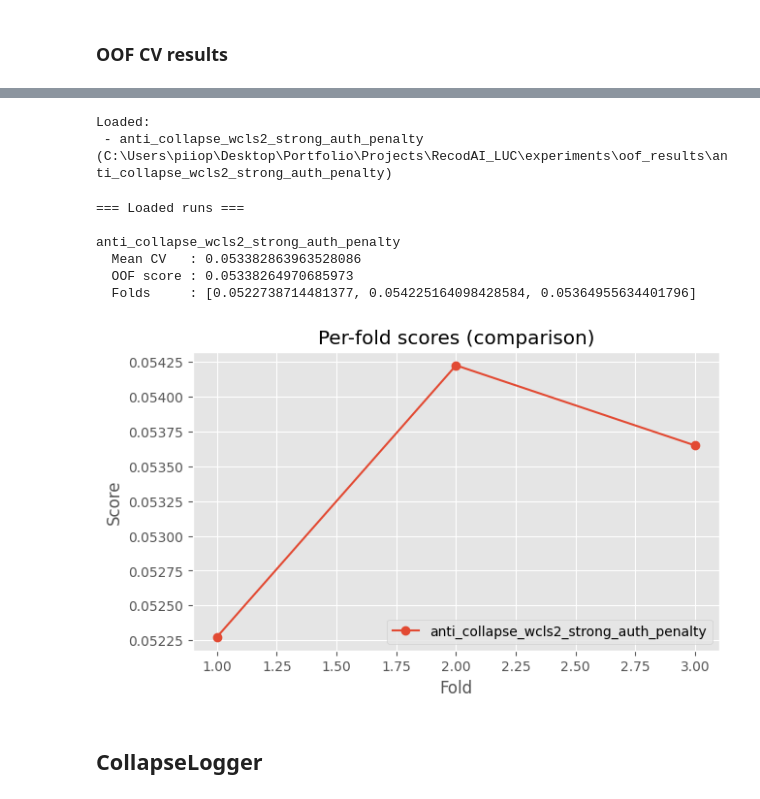
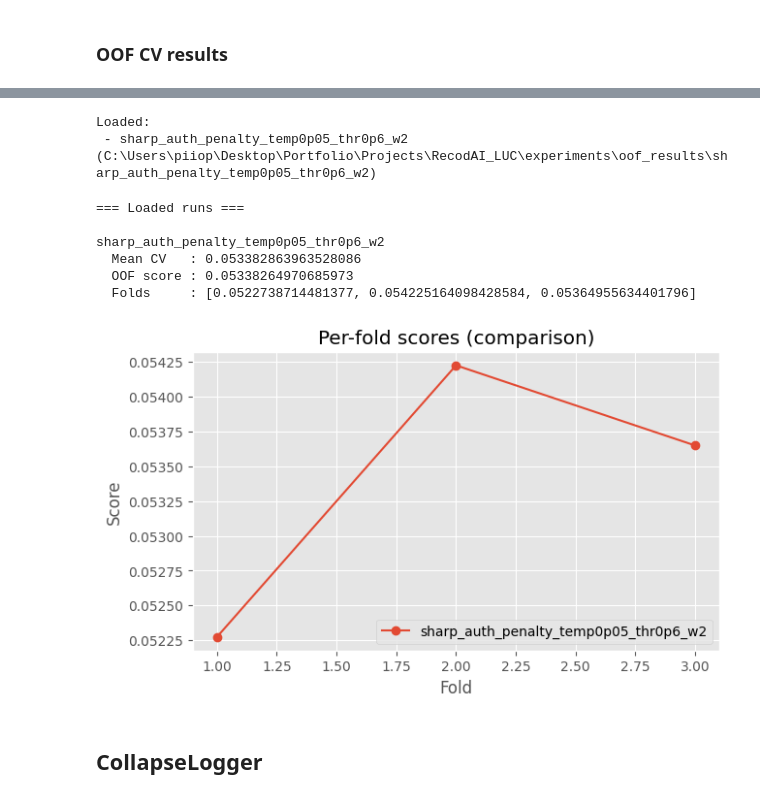
Before and after one commit to piiop/RecodAI_LUC, a Jupyter notebook: notebooks/cv_analysis.ipynb, the cells around one changed output, grey strips where cells are left out. Drawn from its saved outputs; the diff is of its cells as text; code cells hidden in the pictures.

```diff
--- a/notebooks/cv_analysis.ipynb
+++ b/notebooks/cv_analysis.ipynb
@@ -99,7 +99,7 @@ def load_run(names):
     raise FileNotFoundError(f"Not found under OOF_ROOT: {name}")
 
 # Use load_run(name | [names]) to load one or more CV runs or loose files from experiments/oof_results/
-runs = load_run(["anti_collapse_wcls2_strong_auth_penalty"])  # or: load_run("mini_smoke"), load_run("oof_predictions.csv")
+runs = load_run(["sharp_auth_penalty_temp0p05_thr0p6_w2"])  # or: load_run("mini_smoke"), load_run("oof_predictions.csv")
 
 print("Loaded:")
 if isinstance(runs, dict) and "name" not in runs:
@@ -109,7 +109,7 @@ else:
     print(f" - {runs['name']} ({runs['path']})")
 # %% [output]
 Loaded:
- - anti_collapse_wcls2_strong_auth_penalty (C:\Users\piiop\Desktop\Portfolio\Projects\RecodAI_LUC\experiments\oof_results\anti_collapse_wcls2_strong_auth_penalty)
+ - sharp_auth_penalty_temp0p05_thr0p6_w2 (C:\Users\piiop\Desktop\Portfolio\Projects\RecodAI_LUC\experiments\oof_results\sharp_auth_penalty_temp0p05_thr0p6_w2)
 # %%
 def show_run_metrics(names):
     """
@@ -134,36 +134,36 @@ def show_run_metrics(names):
         print(f"  OOF score : {oof_score}")
         if fold_scores is not None:
             print(f"  Folds     : {fold_scores}")
 
     # Comparison plot (only for runs that have fold_scores)
     plot_items = [(r["name"], (r["metrics"] or {}).get("fold_scores")) for r in items]
     plot_items = [(n, fs) for (n, fs) in plot_items if fs is not None]
 
     if plot_items:
         plt.figure(figsize=(7, 4))
         for name, fs in plot_items:
             plt.plot(range(1, len(fs) + 1), fs, marker="o", label=name)
         plt.xlabel("Fold")
         plt.ylabel("Score")
         plt.title("Per-fold scores (comparison)")
         plt.legend()
         plt.show()
 
     return runs
 
 # Single run
-_ = show_run_metrics("anti_collapse_wcls2_strong_auth_penalty")
+_ = show_run_metrics("sharp_auth_penalty_temp0p05_thr0p6_w2")
 
 # Compare multiple runs
 # _ = show_run_metrics(["mini_smoke", "some_other_run"])
 # %% [output]
 === Loaded runs ===
 
-anti_collapse_wcls2_strong_auth_penalty
+sharp_auth_penalty_temp0p05_thr0p6_w2
   Mean CV   : 0.053382863963528086
   OOF score : 0.05338264970685973
   Folds     : [0.0522738714481377, 0.054225164098428584, 0.05364955634401796]
-[figure, old version]
+[figure, new version]
 # %% [markdown]
 ## CollapseLogger
 # %%
```
Also changed, not shown: parts of 9 cells of this notebook.
